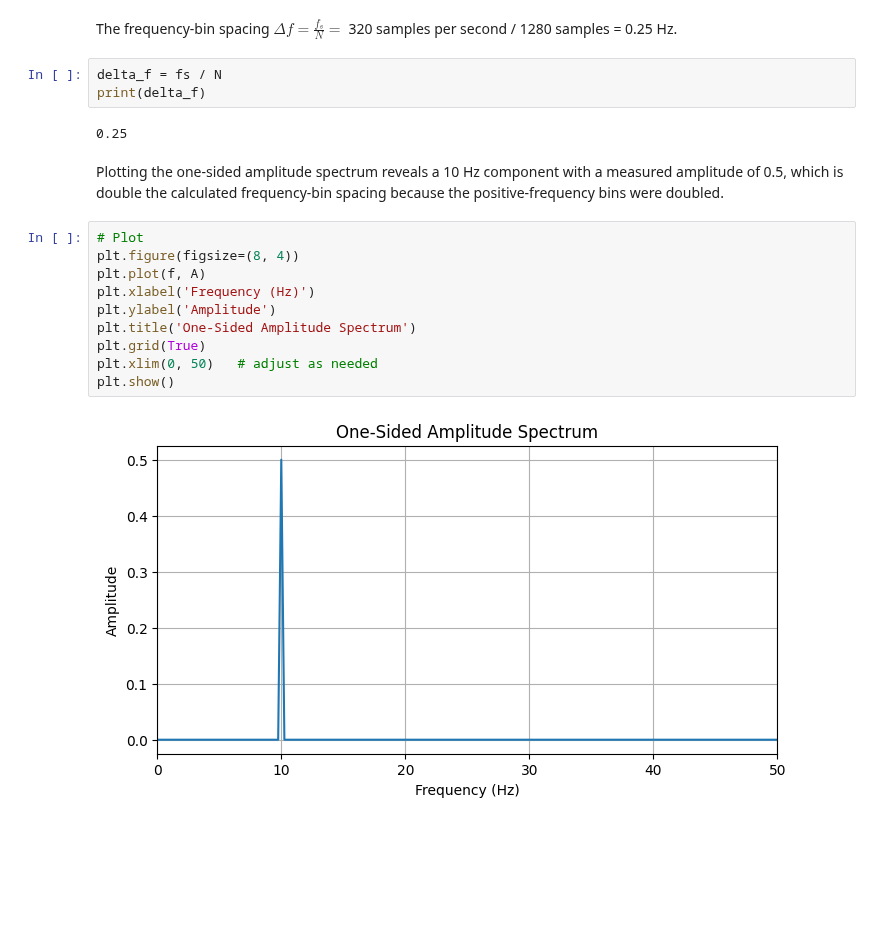
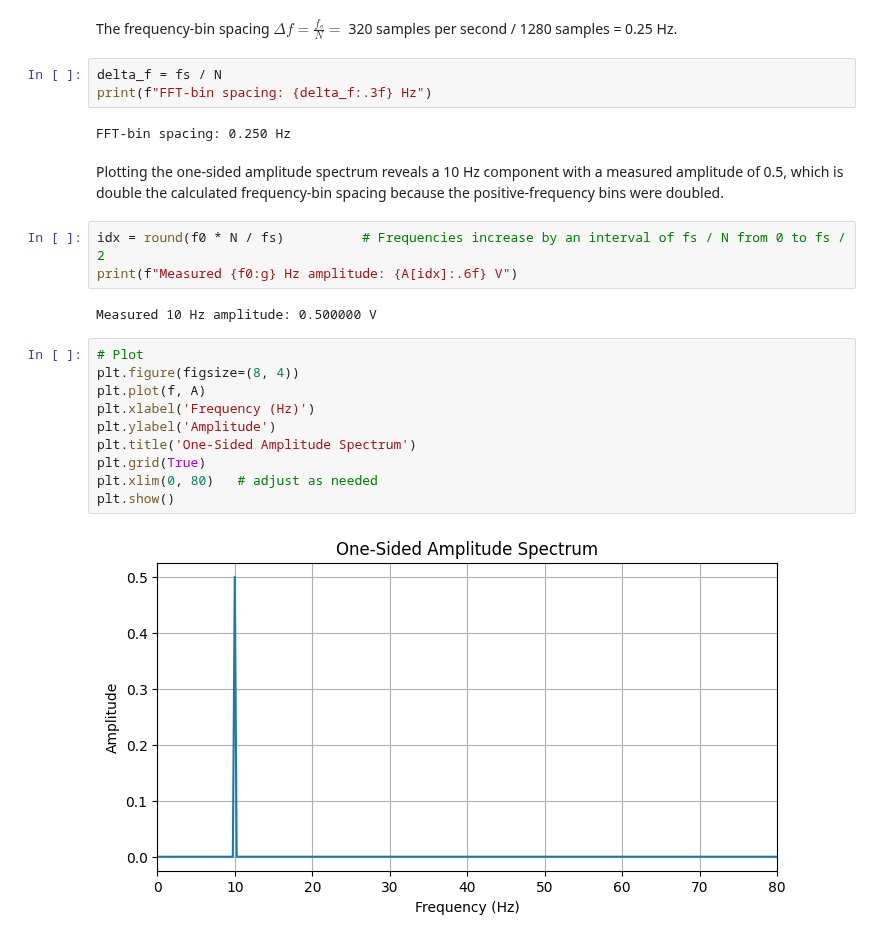
Before and after one commit to 48774861/Embedded-Wireless-Design-Labs, a Jupyter notebook: Lab2/Lab2Report.ipynb, the cells around one changed output. Cells and saved outputs as stored; diff of their text form; blank space fills up the shorter version.

```diff
--- a/Lab2/Lab2Report.ipynb
+++ b/Lab2/Lab2Report.ipynb
@@ -105,20 +105,25 @@ f = np.fft.rfftfreq(N, d=1/fs)
 The frequency-bin spacing $\Delta f=\frac{f_s}{N}=$ 320 samples per second / 1280 samples = 0.25 Hz.
 # %%
 delta_f = fs / N
-print(delta_f)
+print(f"FFT-bin spacing: {delta_f:.3f} Hz")
 # %% [output]
-0.25
+FFT-bin spacing: 0.250 Hz
 # %% [markdown]
 Plotting the one-sided amplitude spectrum reveals a 10 Hz component with a measured amplitude of 0.5, which is double the calculated frequency-bin spacing because the positive-frequency bins were doubled.
+# %%
+idx = round(f0 * N / fs)          # Frequencies increase by an interval of fs / N from 0 to fs / 2
+print(f"Measured {f0:g} Hz amplitude: {A[idx]:.6f} V")
+# %% [output]
+Measured 10 Hz amplitude: 0.500000 V
 # %%
 # Plot
 plt.figure(figsize=(8, 4))
 plt.plot(f, A)
 plt.xlabel('Frequency (Hz)')
 plt.ylabel('Amplitude')
 plt.title('One-Sided Amplitude Spectrum')
 plt.grid(True)
-plt.xlim(0, 50)   # adjust as needed
+plt.xlim(0, 80)   # adjust as needed
 plt.show()
 # %% [output]
-[figure, old version]
+[figure, new version]
```
Also changed, not shown: parts of 55 cells of this notebook, 3 other files.
